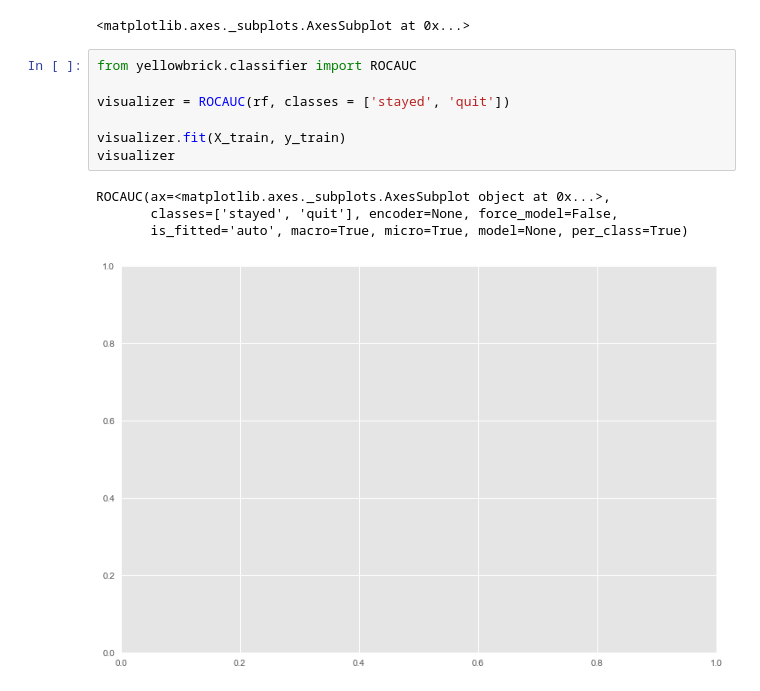
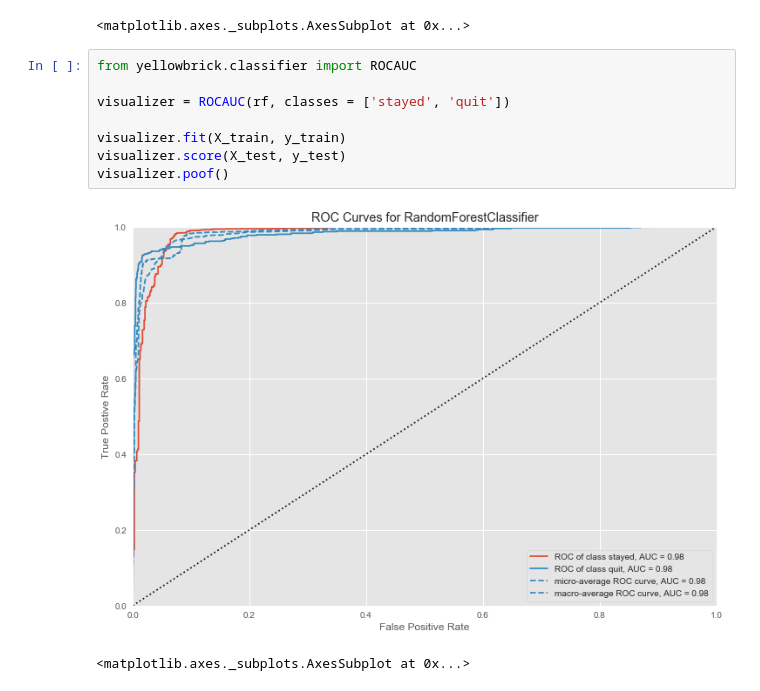
Before and after one commit to safiurrrehman/Employ-Turnover, a Jupyter notebook: Learner_Notebook.ipynb, the cells around one changed output. Drawn from its saved outputs; the diff is of its cells as text.

```diff
--- a/Learner_Notebook.ipynb
+++ b/Learner_Notebook.ipynb
@@ -249,12 +249,11 @@ viz.show()
 # %%
 from yellowbrick.classifier import ROCAUC
 
 visualizer = ROCAUC(rf, classes = ['stayed', 'quit'])
 
 visualizer.fit(X_train, y_train)
-visualizer
+visualizer.score(X_test, y_test)
+visualizer.poof()
 # %% [output]
+[figure, new version]
-ROCAUC(ax=<matplotlib.axes._subplots.AxesSubplot object at 0x...>,
-       classes=['stayed', 'quit'], encoder=None, force_model=False,
-       is_fitted='auto', macro=True, micro=True, model=None, per_class=True)
+<matplotlib.axes._subplots.AxesSubplot at 0x...>
-[figure, old version]
```
